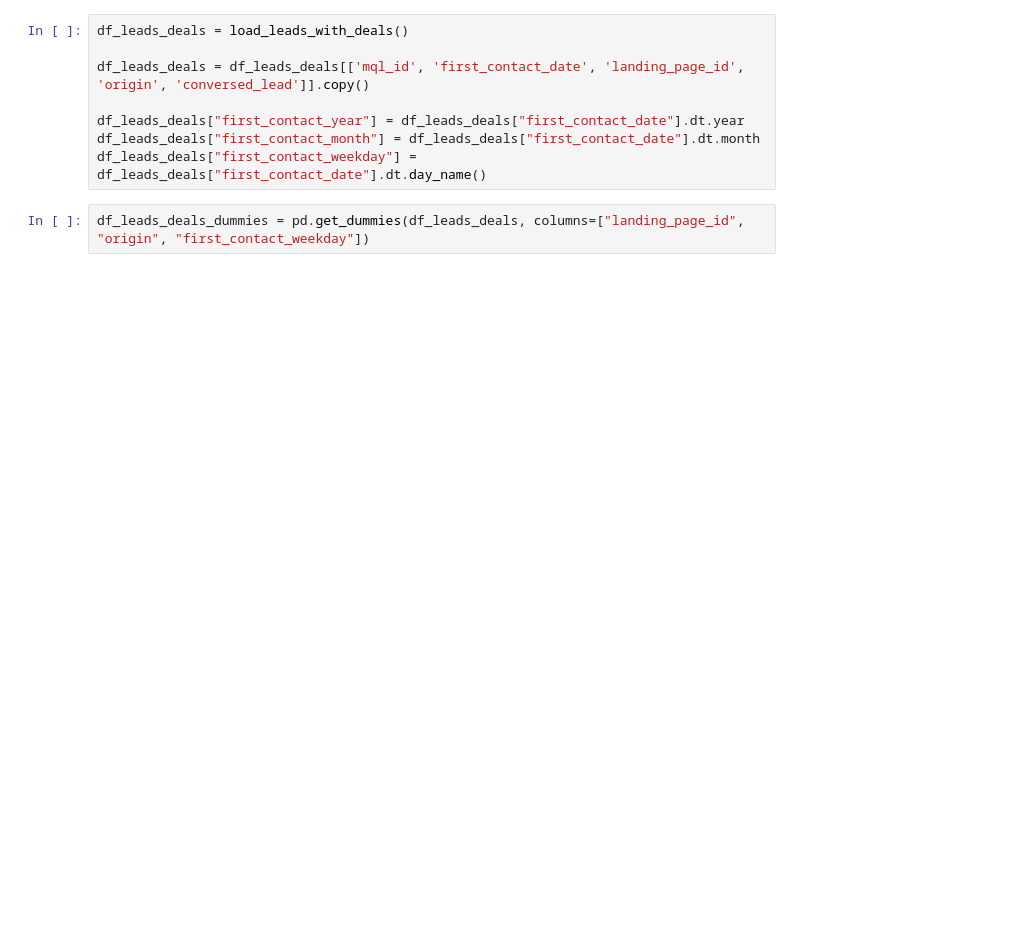
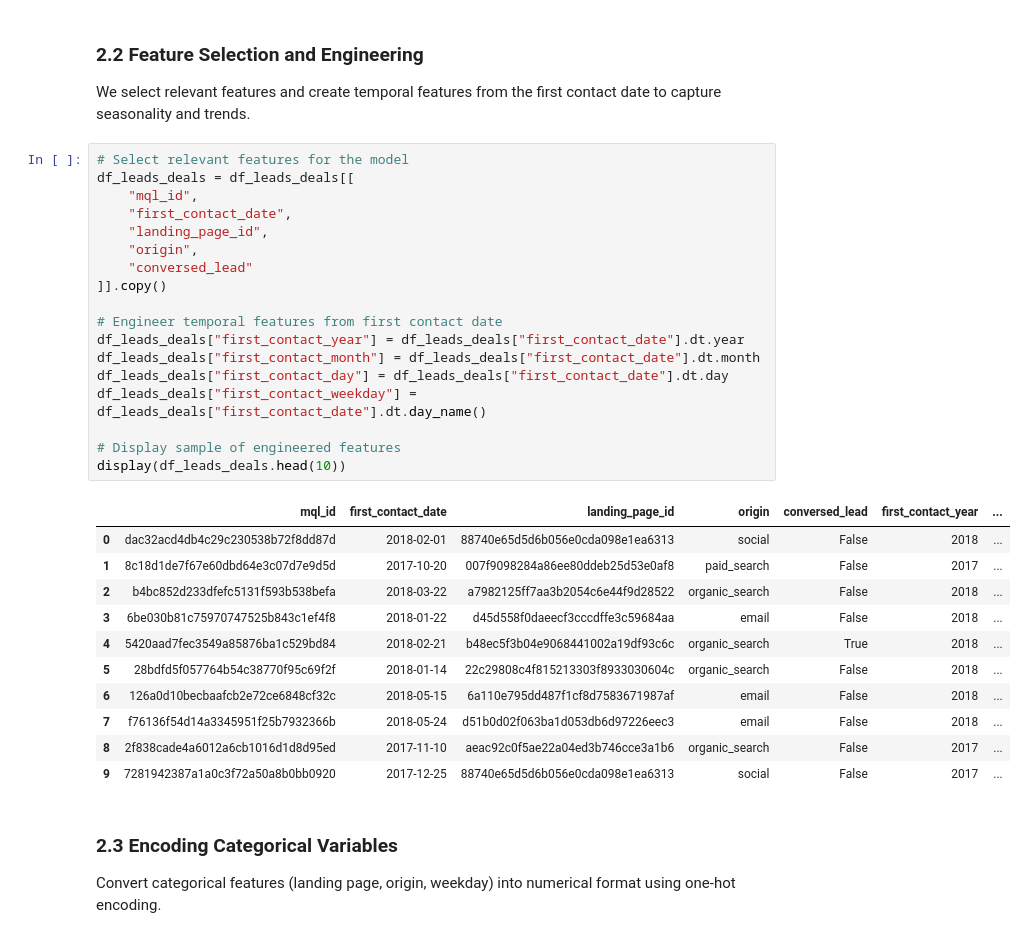
Before and after one commit to viniciusalcant30/growth-intelligence-datascience-case-cobre, a Jupyter notebook: predictive_models/conversion_prediction.ipynb, the cells around one changed output. Drawn from its saved outputs; the diff is of its cells as text; blank space fills up the shorter version.

```diff
--- a/predictive_models/conversion_prediction.ipynb
+++ b/predictive_models/conversion_prediction.ipynb
@@ -25,10 +65,38 @@ from imblearn.ensemble import BalancedRandomForestClassifier
+# %% [markdown]
+### 2.2 Feature Selection and Engineering
+
+We select relevant features and create temporal features from the first contact date to capture seasonality and trends.
 # %%
-df_leads_deals = load_leads_with_deals()
+# Select relevant features for the model
+df_leads_deals = df_leads_deals[[
+    "mql_id",
+    "first_contact_date",
+    "landing_page_id",
+    "origin",
+    "conversed_lead"
+]].copy()
 
-df_leads_deals = df_leads_deals[['mql_id', 'first_contact_date', 'landing_page_id', 'origin', 'conversed_lead']].copy()
-
+# Engineer temporal features from first contact date
 df_leads_deals["first_contact_year"] = df_leads_deals["first_contact_date"].dt.year
 df_leads_deals["first_contact_month"] = df_leads_deals["first_contact_date"].dt.month
+df_leads_deals["first_contact_day"] = df_leads_deals["first_contact_date"].dt.day
 df_leads_deals["first_contact_weekday"] = df_leads_deals["first_contact_date"].dt.day_name()
+
+# Display sample of engineered features
+display(df_leads_deals.head(10))
+# %% [output]
+|  | mql_id | first_contact_date | landing_page_id | origin | conversed_lead | first_contact_year | ... |
+| 0 | dac32acd4db4c29c230538b72f8dd87d | 2018-02-01 | 88740e65d5d6b056e0cda098e1ea6313 | social | False | 2018 | ... |
+| 1 | 8c18d1de7f67e60dbd64e3c07d7e9d5d | 2017-10-20 | 007f9098284a86ee80ddeb25d53e0af8 | paid_search | False | 2017 | ... |
+| 2 | b4bc852d233dfefc5131f593b538befa | 2018-03-22 | a7982125ff7aa3b2054c6e44f9d28522 | organic_search | False | 2018 | ... |
+| 3 | 6be030b81c75970747525b843c1ef4f8 | 2018-01-22 | d45d558f0daeecf3cccdffe3c59684aa | email | False | 2018 | ... |
+| 4 | 5420aad7fec3549a85876ba1c529bd84 | 2018-02-21 | b48ec5f3b04e9068441002a19df93c6c | organic_search | True | 2018 | ... |
+| 5 | 28bdfd5f057764b54c38770f95c69f2f | 2018-01-14 | 22c29808c4f815213303f8933030604c | organic_search | False | 2018 | ... |
+| 6 | 126a0d10becbaafcb2e72ce6848cf32c | 2018-05-15 | 6a110e795dd487f1cf8d7583671987af | email | False | 2018 | ... |
+| 7 | f76136f54d14a3345951f25b7932366b | 2018-05-24 | d51b0d02f063ba1d053db6d97226eec3 | email | False | 2018 | ... |
+| 8 | 2f838cade4a6012a6cb1016d1d8d95ed | 2017-11-10 | aeac92c0f5ae22a04ed3b746cce3a1b6 | organic_search | False | 2017 | ... |
+| 9 | 7281942387a1a0c3f72a50a8b0bb0920 | 2017-12-25 | 88740e65d5d6b056e0cda098e1ea6313 | social | False | 2017 | ... |
-# %%
-df_leads_deals_dummies = pd.get_dummies(df_leads_deals, columns=["landing_page_id", "origin", "first_contact_weekday"])
+# %% [markdown]
+### 2.3 Encoding Categorical Variables
+
+Convert categorical features (landing page, origin, weekday) into numerical format using one-hot encoding.
```
Also changed, not shown: parts of 26 cells of this notebook, 2 other files.
